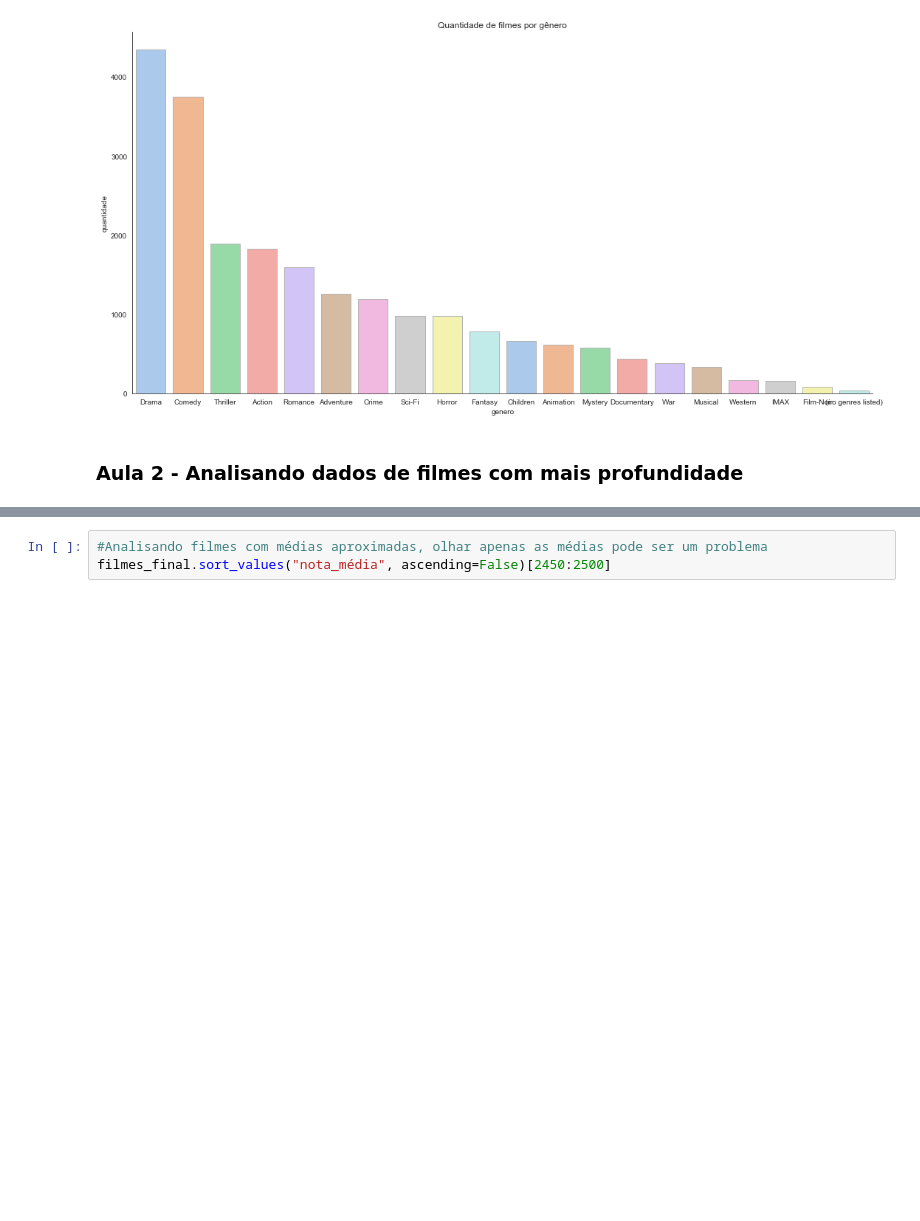
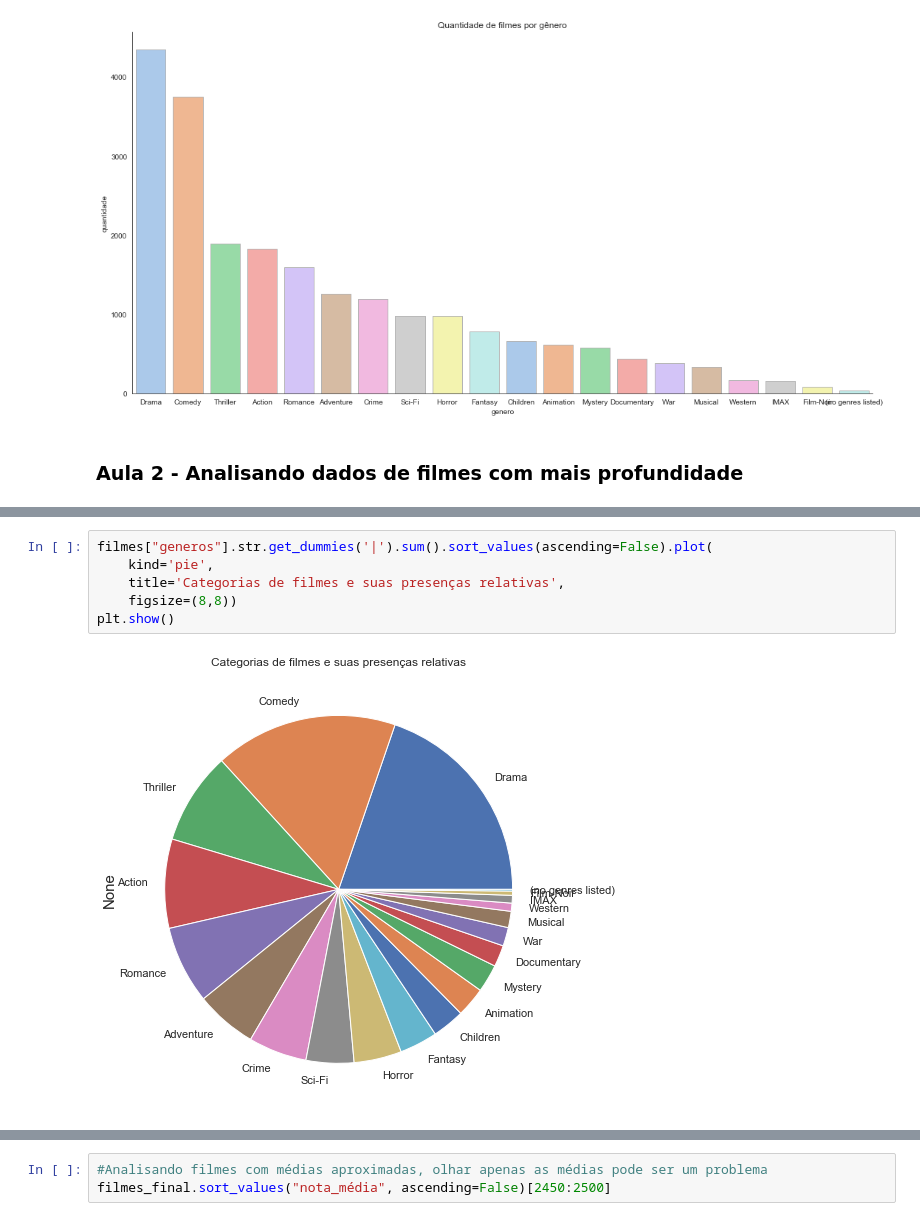
Before and after one commit to mtalaisys/quarentenadados, a Jupyter notebook: QuarentenaDados - Aula 1 e Aula 2.ipynb, the cells around one changed output, grey strips where cells are left out. Saved outputs shown, nothing was run; the diff lists cells and outputs as text; blank space fills up the shorter version.

```diff
--- a/QuarentenaDados - Aula 1 e Aula 2.ipynb
+++ b/QuarentenaDados - Aula 1 e Aula 2.ipynb
@@ -390,0 +532,8 @@ plt.show()
+# %%
+filmes["generos"].str.get_dummies('|').sum().sort_values(ascending=False).plot(
+    kind='pie',
+    title='Categorias de filmes e suas presenças relativas',
+    figsize=(8,8))
+plt.show()
+# %% [output]
+[figure, added]
```
Also changed, not shown: parts of 36 cells of this notebook.
